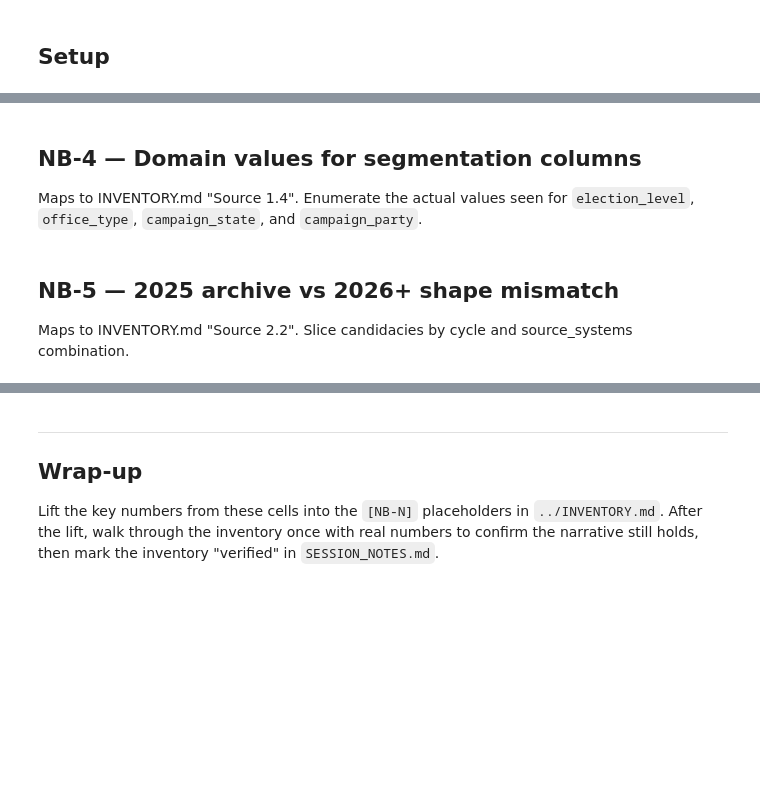
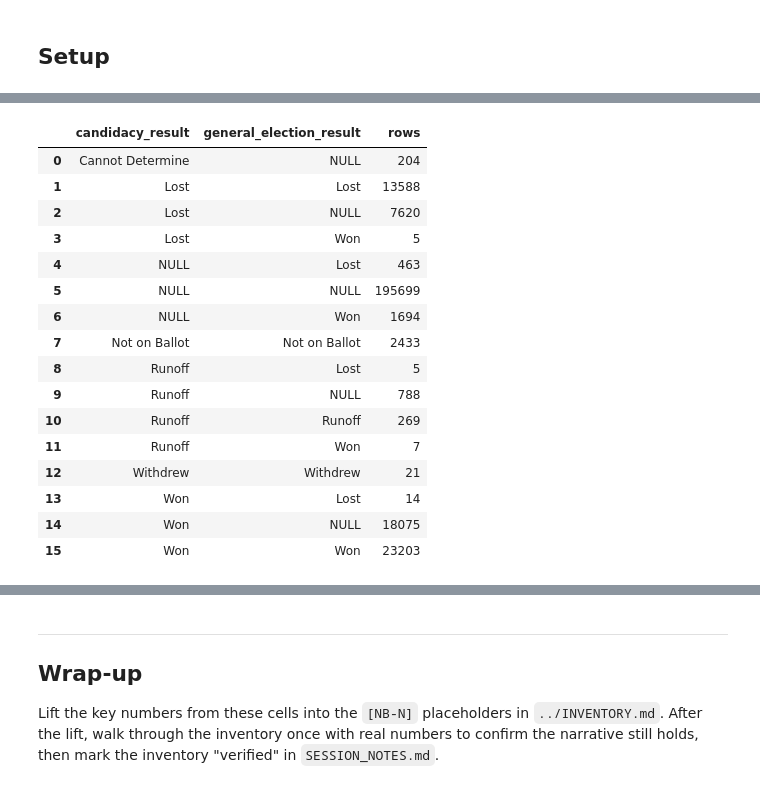
Before and after one commit to thegoodparty/gp-data-platform, a Jupyter notebook: analytics/win_outcomes_scout/notebooks/inventory_queries.ipynb, the cells around one changed output, grey strips where cells are left out. Cells and saved outputs as stored; diff of their text form; code cells hidden in the pictures; blank space fills up the shorter version.

```diff
--- a/analytics/win_outcomes_scout/notebooks/inventory_queries.ipynb
+++ b/analytics/win_outcomes_scout/notebooks/inventory_queries.ipynb
@@ -64,14 +223,30 @@ The doc warns that `candidacy_result` can read 'Won' when only the primary was w
 # %%
-spark.sql(f"""
+sdf = spark.sql(f"""
 select
     coalesce(candidacy_result, 'NULL') as candidacy_result,
     coalesce(general_election_result, 'NULL') as general_election_result,
     count(*) as rows
 from {CIVICS}.candidacy
 group by 1, 2
 order by 1, 2
-""").show(100, truncate=False)
+""")
+
+sdf.toPandas()
+# %% [output]
+|  | candidacy_result | general_election_result | rows |
+| 0 | Cannot Determine | NULL | 204 |
+| 1 | Lost | Lost | 13588 |
+| 2 | Lost | NULL | 7620 |
+| 3 | Lost | Won | 5 |
+| 4 | NULL | Lost | 463 |
+| 5 | NULL | NULL | 195699 |
+| 6 | NULL | Won | 1694 |
+| 7 | Not on Ballot | Not on Ballot | 2433 |
+| 8 | Runoff | Lost | 5 |
+| 9 | Runoff | NULL | 788 |
+| 10 | Runoff | Runoff | 269 |
+| 11 | Runoff | Won | 7 |
+| 12 | Withdrew | Withdrew | 21 |
+| 13 | Won | Lost | 14 |
+| 14 | Won | NULL | 18075 |
+| 15 | Won | Won | 23203 |
-# %% [markdown]
-## NB-4 — Domain values for segmentation columns
-
-Maps to INVENTORY.md "Source 1.4". Enumerate the actual values seen for `election_level`, `office_type`, `campaign_state`, and `campaign_party`.
@@ -87,4 +252,0 @@ uwc_latest.groupBy("campaign_state").count().orderBy(F.desc("count")).show(20)
-# %% [markdown]
-## NB-5 — 2025 archive vs 2026+ shape mismatch
-
-Maps to INVENTORY.md "Source 2.2". Slice candidacies by cycle and source_systems combination.
```
Also changed, not shown: parts of 43 cells of this notebook, 1 other file.
